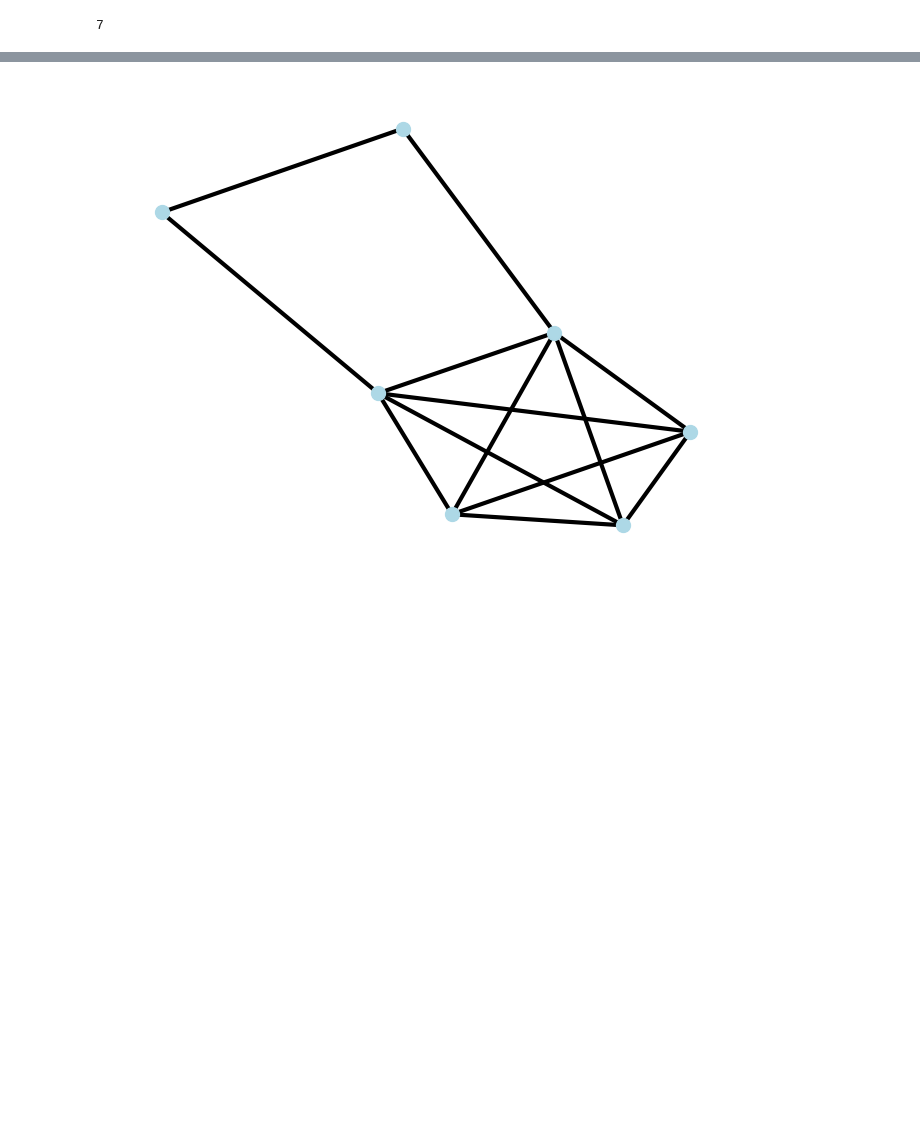
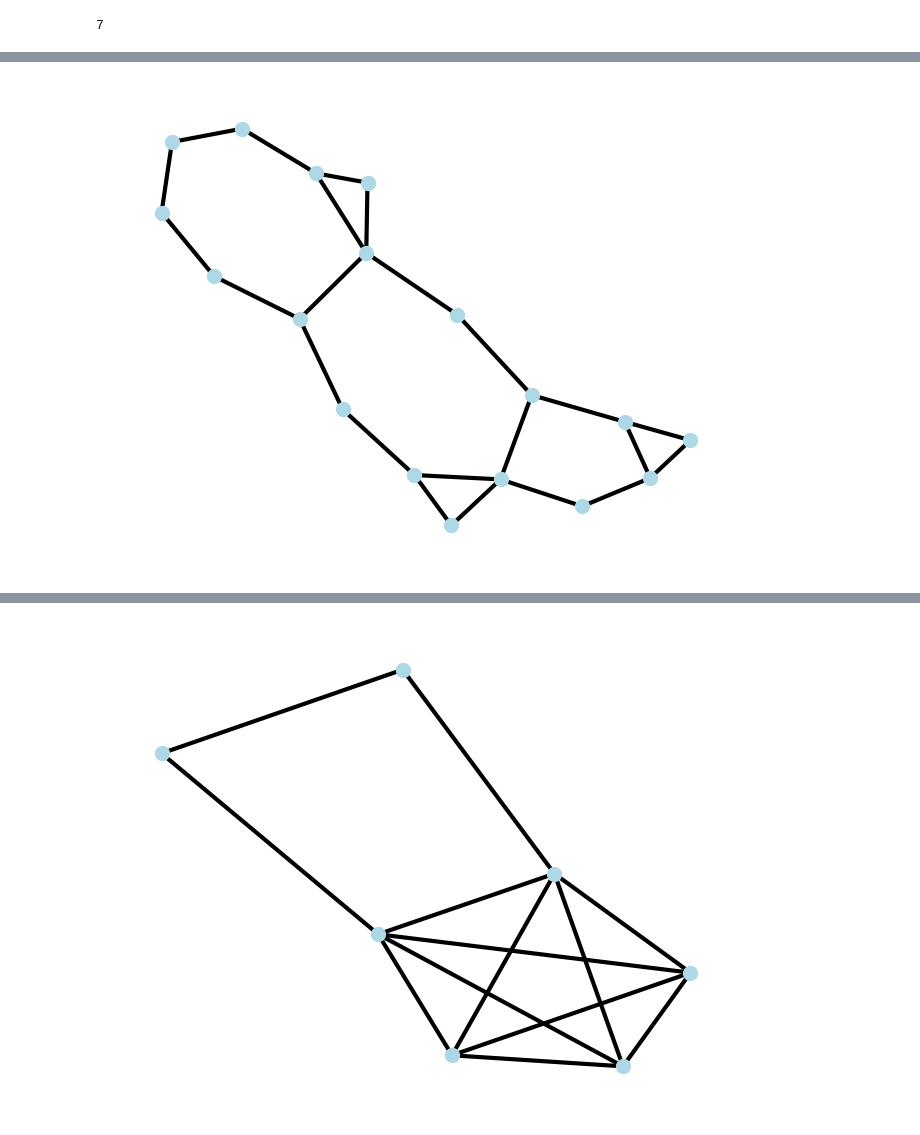
Before and after one commit to vonals/code, a Jupyter notebook: graphx.ipynb, the cells around one changed output, grey strips where cells are left out. Saved outputs shown, nothing was run; the diff lists cells and outputs as text; code cells hidden in the pictures; blank space fills up the shorter version.

```diff
--- a/graphx.ipynb
+++ b/graphx.ipynb
@@ -259,10 +268,11 @@ def simp_hole_v2(G):
                 comp_uv=comp.union(edge)
                 # print('comp+uv:',comp_uv)
                 # create subgraph
-                G_sub=G.subgraph(comp_uv)
+                G_sub=copy.deepcopy(G.subgraph(comp_uv))
                 # if sub graph is a hole
                 if is_hole(G_sub):
                     # return True, G, G with simp_hole removed and edge set
+                    # show_graph(G_sub)
                     G.remove_nodes_from(comp)
                     return True, G, G_sub,set(edge)
         # else get the original graph back
@@ -433,11 +428,11 @@ len(G.nodes)
 # %% [output]
 7
 # %%
-def us_graph_tree(G):
+def us_graph_tree(G_ori):
     # if G is universal signable graph
     # return True and decomposition tree
     # build decomposition tree
-
+    G=copy.deepcopy(G_ori)
     # add weights 1 on all vertex
     weights = 1
     nx.set_node_attributes(G,weights,'weight')
@@ -460,7 +455,10 @@ def us_graph_tree(G):
             cutset=copy.deepcopy(cutset_vertex)
             # new right child
             cutset.add(node)
+            # print(cutset)
+            print(cutset_vertex)
             G_r=copy.deepcopy(G.subgraph(cutset))
+            # print(G_r.nodes())
             # create right node
             Node_r=Node(G_r,pointer,cutset=cutset_vertex)
             # remove node, return to stage 1
@@ -482,7 +480,8 @@ def us_graph_tree(G):
         stat,G,G_sub,cutset_vertex=simp_hole_v2(G)
         if stat:
             # print("G_sub")
-            # show_graph(G_sub)
+            # print(cutset_vertex)
+            # show_graph(G_sub,True)
             Node_l=Node(G,pointer,cutset=cutset_vertex)
             Node_r=Node(G_sub,pointer,cutset=cutset_vertex)
             pointer.left=Node_l
@@ -498,0 +514,4 @@ def us_graph_tree(G):
+# %%
+show_graph(head1.data)
+# %% [output]
+[figure, added]
```
Also changed, not shown: parts of 13 cells of this notebook.
